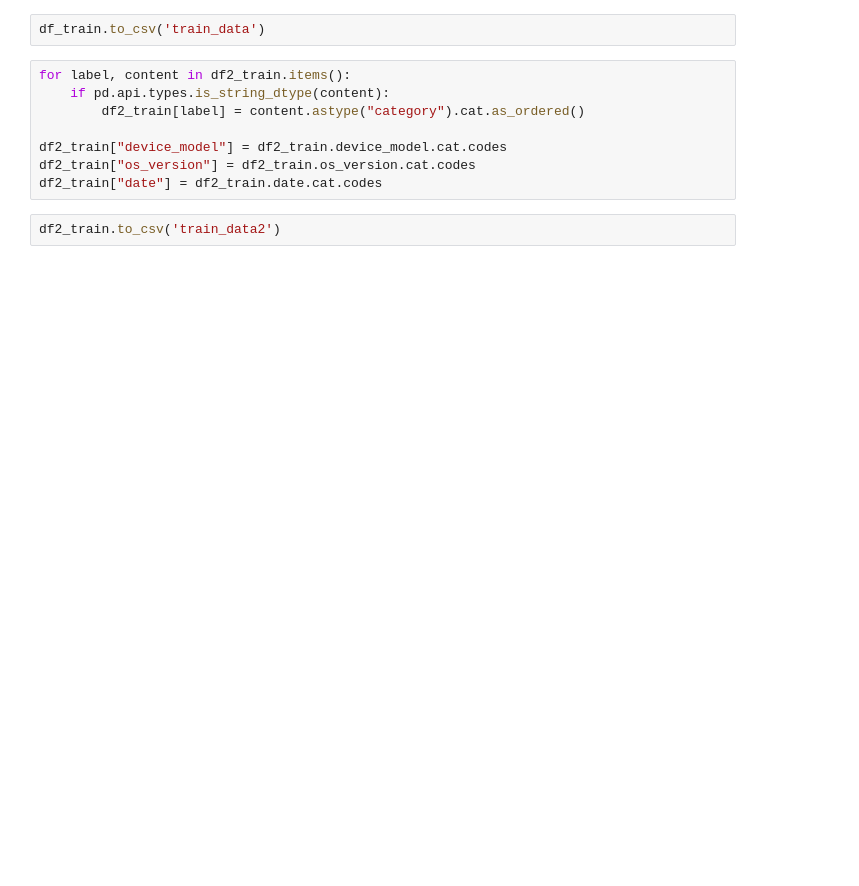
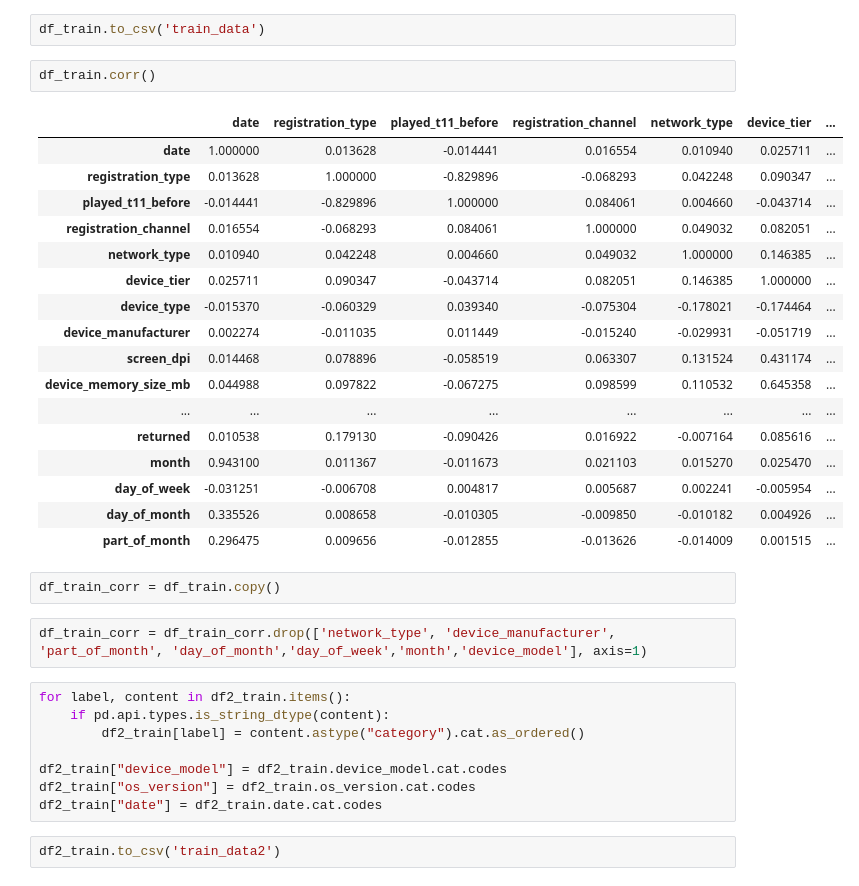
Before and after one commit to alexiandra97/T11-ML-project, a Jupyter notebook: T11-Machine-learning-model.ipynb, the cells around one changed output. Drawn from its saved outputs; the diff is of its cells as text; blank space fills up the shorter version.

```diff
--- a/T11-Machine-learning-model.ipynb
+++ b/T11-Machine-learning-model.ipynb
@@ -630,5 +630,29 @@ memory usage: 36.7 MB
 # %%
 df_train.to_csv('train_data')
+# %%
+df_train.corr()
+# %% [output]
+|  | date | registration_type | played_t11_before | registration_channel | network_type | device_tier | ... |
+| date | 1.000000 | 0.013628 | -0.014441 | 0.016554 | 0.010940 | 0.025711 | ... |
+| registration_type | 0.013628 | 1.000000 | -0.829896 | -0.068293 | 0.042248 | 0.090347 | ... |
+| played_t11_before | -0.014441 | -0.829896 | 1.000000 | 0.084061 | 0.004660 | -0.043714 | ... |
+| registration_channel | 0.016554 | -0.068293 | 0.084061 | 1.000000 | 0.049032 | 0.082051 | ... |
+| network_type | 0.010940 | 0.042248 | 0.004660 | 0.049032 | 1.000000 | 0.146385 | ... |
+| device_tier | 0.025711 | 0.090347 | -0.043714 | 0.082051 | 0.146385 | 1.000000 | ... |
+| device_type | -0.015370 | -0.060329 | 0.039340 | -0.075304 | -0.178021 | -0.174464 | ... |
+| device_manufacturer | 0.002274 | -0.011035 | 0.011449 | -0.015240 | -0.029931 | -0.051719 | ... |
+| screen_dpi | 0.014468 | 0.078896 | -0.058519 | 0.063307 | 0.131524 | 0.431174 | ... |
+| device_memory_size_mb | 0.044988 | 0.097822 | -0.067275 | 0.098599 | 0.110532 | 0.645358 | ... |
+| ... | ... | ... | ... | ... | ... | ... | ... |
+| returned | 0.010538 | 0.179130 | -0.090426 | 0.016922 | -0.007164 | 0.085616 | ... |
+| month | 0.943100 | 0.011367 | -0.011673 | 0.021103 | 0.015270 | 0.025470 | ... |
+| day_of_week | -0.031251 | -0.006708 | 0.004817 | 0.005687 | 0.002241 | -0.005954 | ... |
+| day_of_month | 0.335526 | 0.008658 | -0.010305 | -0.009850 | -0.010182 | 0.004926 | ... |
+| part_of_month | 0.296475 | 0.009656 | -0.012855 | -0.013626 | -0.014009 | 0.001515 | ... |
+# %%
+df_train_corr = df_train.copy()
+# %%
+df_train_corr = df_train_corr.drop(['network_type', 'device_manufacturer', 'part_of_month', 'day_of_month','day_of_week','month','device_model'], axis=1)
 # %%
 for label, content in df2_train.items():
     if pd.api.types.is_string_dtype(content):
```
Also changed, not shown: parts of 6 cells of this notebook.
